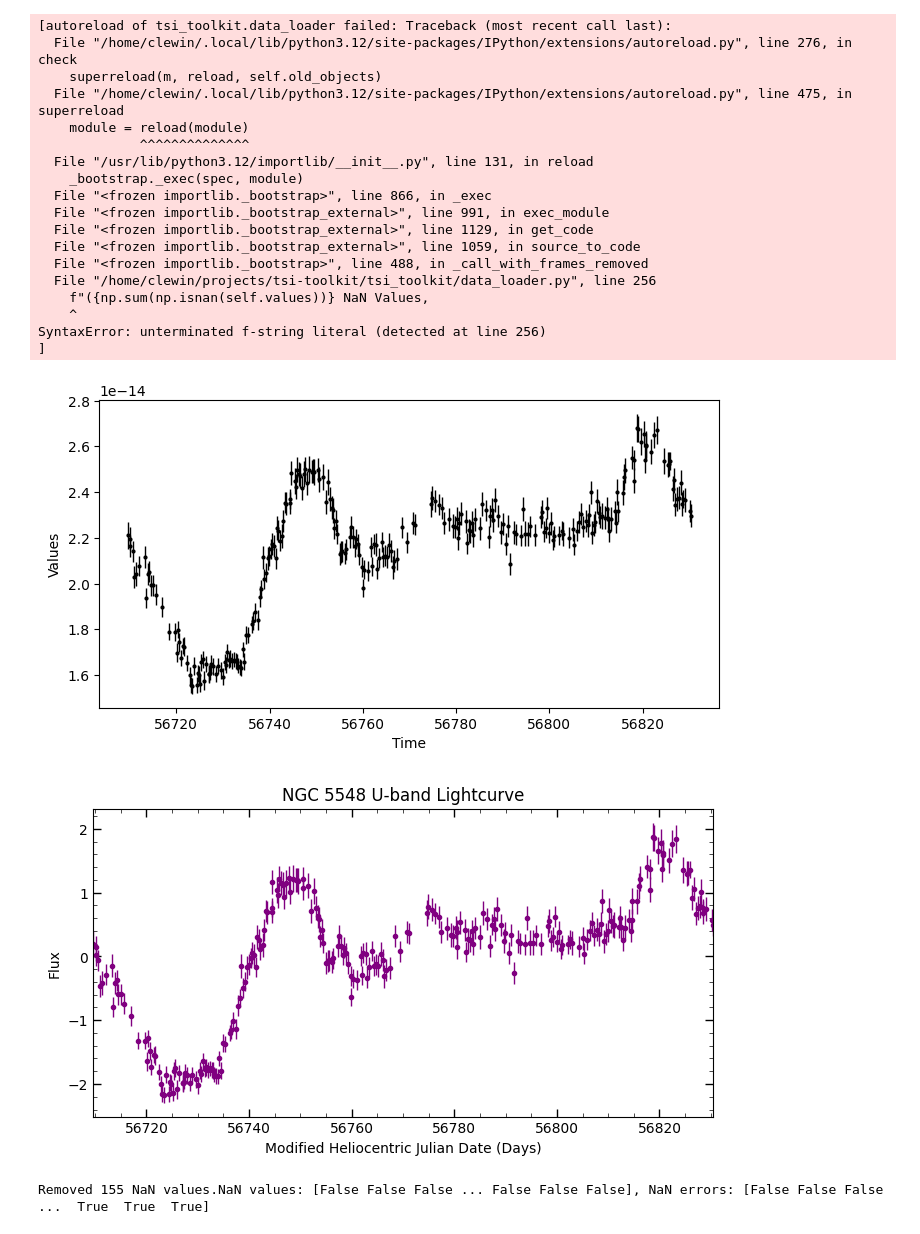
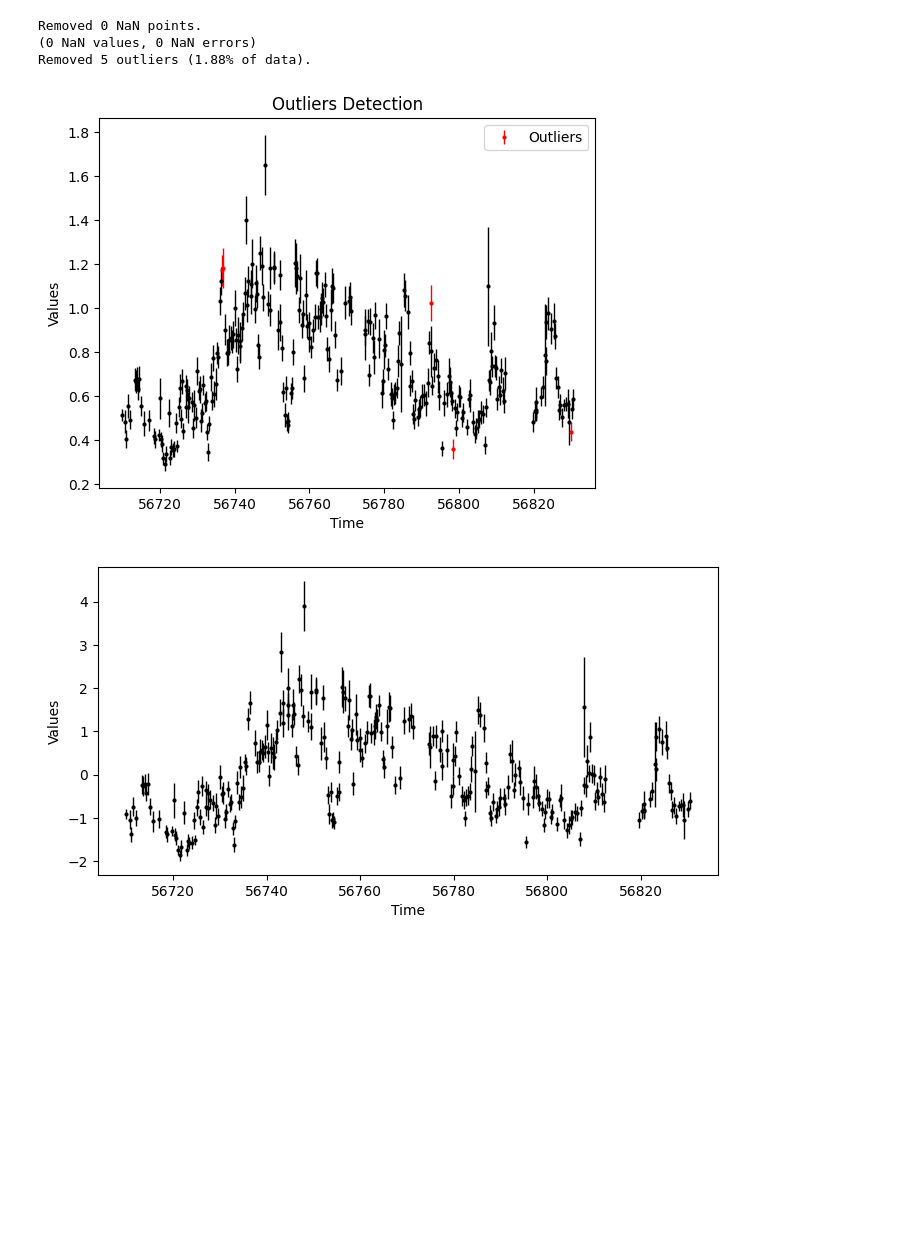
Before and after one commit to collinlewin/STELA-Toolkit, a Jupyter notebook: tutorials/gp_tutorial.ipynb, the cells around one changed output. Saved outputs shown, nothing was run; the diff lists cells and outputs as text; code cells hidden in the pictures; blank space fills up the shorter version.

```diff
--- a/tutorials/gp_tutorial.ipynb
+++ b/tutorials/gp_tutorial.ipynb
@@ -11,57 +20,37 @@ The autoreload extension is already loaded. To reload it, use:
 # %%
  ### Import data
 
 # Import from file directly
 file_path = '/home/clewin/projects/tsi-toolkit/data/'
-lightcurve = TimeSeries(file_path = f'{file_path}NGC5548_U_swift.dat')
+lightcurve1 = TimeSeries(file_path = f'{file_path}NGC5548_U_swift.dat')
 
 # Import from array
-data = np.genfromtxt(f'{file_path}NGC5548_U_swift.dat')
-lightcurve = TimeSeries(times=data[:,0], values=data[:,1], errors=data[:,2])
+data = np.genfromtxt(f'{file_path}NGC5548_X_swift.dat')
+lightcurve2 = TimeSeries(times=data[:,0], values=data[:,1], errors=data[:,2], clean_data=True, outlier_threshold=2,
+                         outlier_rolling_window=20)
+lightcurve2.plot()
+
 
 # Plot takes in several common matplotlib arguments to add some flair
-lightcurve.plot()
+#lightcurve.plot()
 
 # Plot with custom arguments
 # the U-band is around 3500 angstroms, and ultraviolet, so let's make the plot violet
-lightcurve.standardize()
-lightcurve.plot(figsize=(8,4),
-                xlabel='Modified Heliocentric Julian Date (Days)',
-                ylabel='Flux',
-                xlim = (lightcurve.times[0], lightcurve.times[-1]),
-                title='NGC 5548 U-band Lightcurve',
-                fig_kwargs={'linewidth':28},
-                plot_kwargs={'color':'purple', 'fmt':'o', 'lw':1, 'ms':3},
-                major_tick_kwargs={'direction':'in', 'top':True, 'right':True, 'length':6, 'width':1},
-                minor_tick_kwargs={'direction':'in', 'top':True, 'right':True, 'length':3, 'width':0.5},
-                )
+# # lightcurve.plot(figsize=(8,4),
+# #                 xlabel='Modified Heliocentric Julian Date (Days)',
+# #                 ylabel='Flux',
+# #                 xlim = (lightcurve.times[0], lightcurve.times[-1]),
+# #                 title='NGC 5548 U-band Lightcurve',
+# #                 fig_kwargs={'linewidth':28},
+# #                 plot_kwargs={'color':'purple', 'fmt':'o', 'lw':1, 'ms':3},
+# #                 major_tick_kwargs={'direction':'in', 'top':True, 'right':True, 'length':6, 'width':1},
+# #                 minor_tick_kwargs={'direction':'in', 'top':True, 'right':True, 'length':3, 'width':0.5},
+# #                 )
 
-lightcurve.unstandardize()
-
-# Testing fits loading, but THIS DATA IS NOT PUBLIC COLLIN DO NOT LET IT TOUCH THE GIT WORLD
-
-fits_file = '~/PN_0915390701_2.0-10.0_20s.lc'
-lightcurve = TimeSeries(file_path = fits_file, clean_data=True, verbose=True)
-lightcurve.plot()
+# lightcurve.unstandardize()
 # %% [output]
-[autoreload of tsi_toolkit.data_loader failed: Traceback (most recent call last):
-  File "/home/clewin/.local/lib/python3.12/site-packages/IPython/extensions/autoreload.py", line 276, in check
-    superreload(m, reload, self.old_objects)
-  File "/home/clewin/.local/lib/python3.12/site-packages/IPython/extensions/autoreload.py", line 475, in superreload
-    module = reload(module)
-             ^^^^^^^^^^^^^^
-  File "/usr/lib/python3.12/importlib/__init__.py", line 131, in reload
-    _bootstrap._exec(spec, module)
-  File "<frozen importlib._bootstrap>", line 866, in _exec
-  File "<frozen importlib._bootstrap_external>", line 991, in exec_module
-  File "<frozen importlib._bootstrap_external>", line 1129, in get_code
-  File "<frozen importlib._bootstrap_external>", line 1059, in source_to_code
-  File "<frozen importlib._bootstrap>", line 488, in _call_with_frames_removed
-  File "/home/clewin/projects/tsi-toolkit/tsi_toolkit/data_loader.py", line 256
-    f"({np.sum(np.isnan(self.values))} NaN Values,
-    ^
-SyntaxError: unterminated f-string literal (detected at line 256)
-]
+Removed 0 NaN points.
+(0 NaN values, 0 NaN errors)
+Removed 5 outliers (1.88% of data).
-[figure, old version]
+[figure, new version]
-[figure, old version]
+[figure, new version]
-Removed 155 NaN values.NaN values: [False False False ... False False False], NaN errors: [False False False ...  True  True  True]
```
Also changed, not shown: parts of 3 cells of this notebook.
